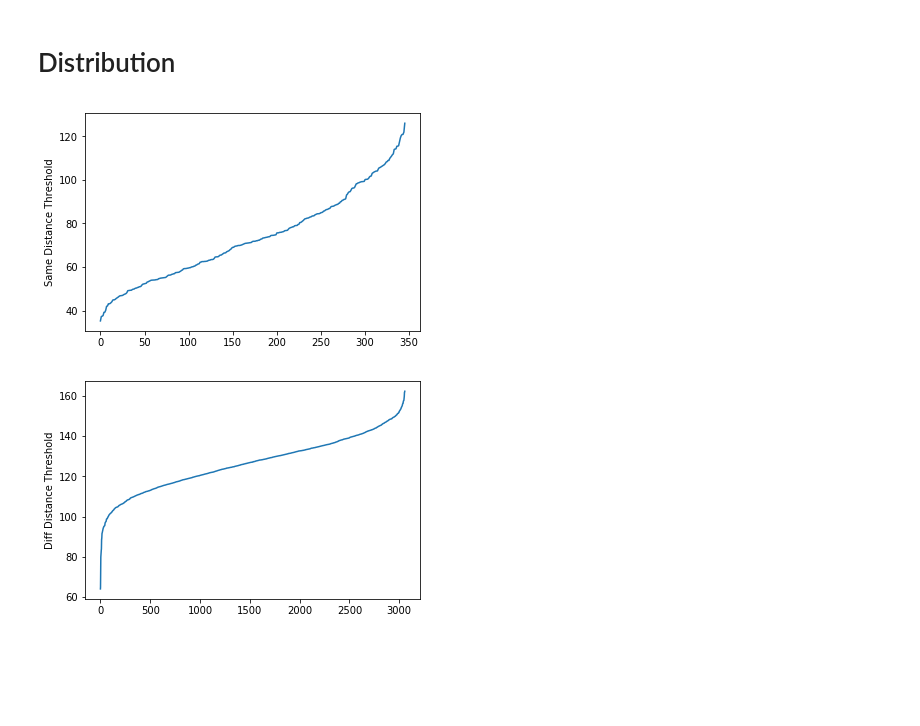
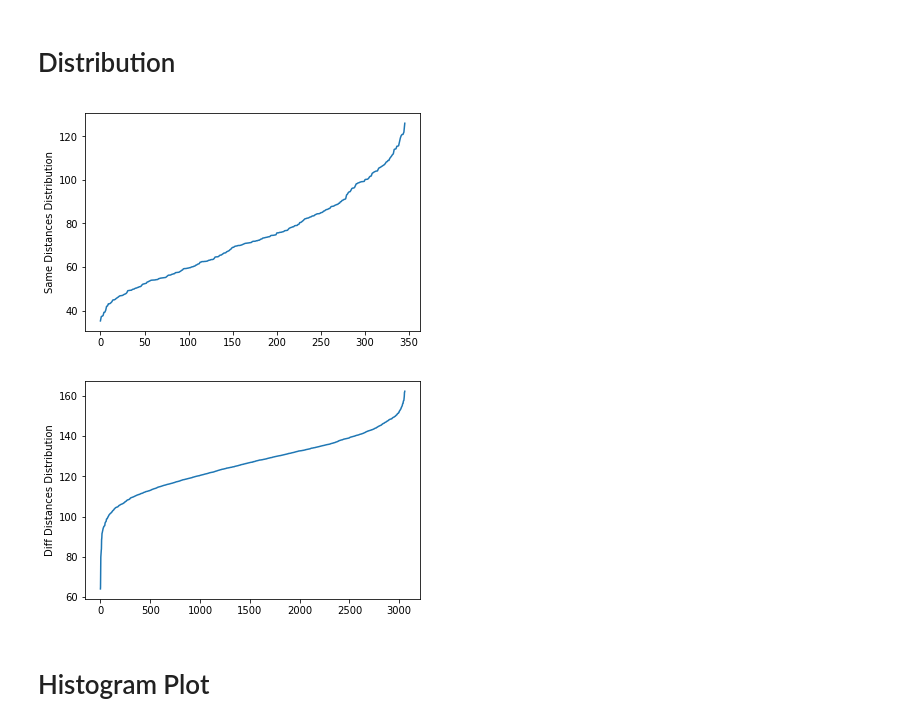
Before and after one commit to agusgun/person-reid, a Jupyter notebook: notebook/vgg-face-resnet-threshold-exp.ipynb, the cells around one changed output. Drawn from its saved outputs; the diff is of its cells as text; code cells hidden in the pictures; blank space fills up the shorter version.

Commit message:
[Exp] Add histogram plot on vgg face resnet automatic threshold

```diff
--- a/notebook/vgg-face-resnet-threshold-exp.ipynb
+++ b/notebook/vgg-face-resnet-threshold-exp.ipynb
@@ -122,16 +128,18 @@ print((np.mean(diff_distances) + np.mean(same_distances)) / 2)
 # Distribution
 # %%
 plt.plot(same_distances)
-plt.ylabel('Same Distance Threshold')
+plt.ylabel('Same Distances Distribution')
 plt.show()
 # %% [output]
-[figure, old version]
+[figure, new version]
 # %%
 plt.plot(diff_distances)
-plt.ylabel('Diff Distance Threshold')
+plt.ylabel('Diff Distances Distribution')
 plt.show()
 # %% [output]
-[figure, old version]
+[figure, new version]
+# %% [markdown]
+# Histogram Plot
 # %%
 diff_distances[:100]
 # %% [output]
```
Also changed, not shown: parts of 4 cells of this notebook.
